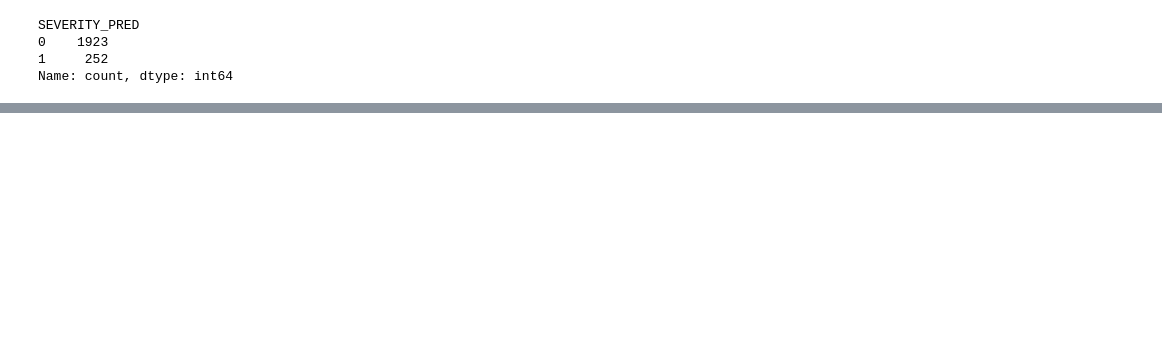
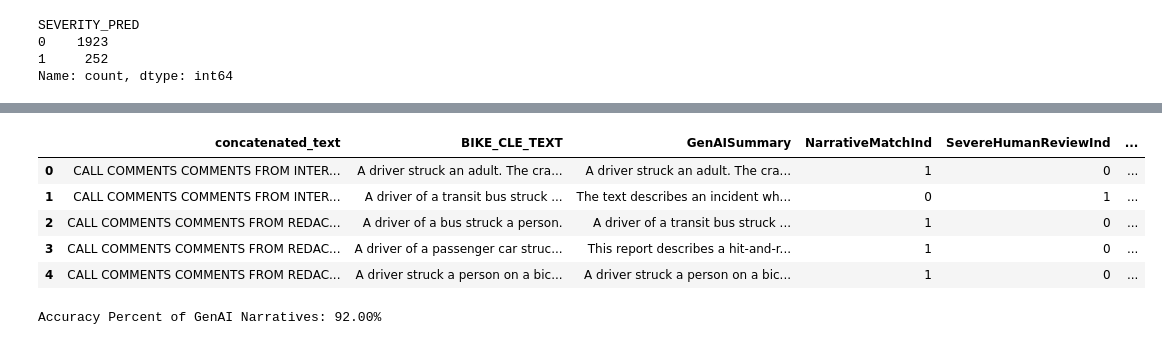
Before and after one commit to beardedDan/complete_collision_recorder, a Jupyter notebook: notebooks/score_GCAT.ipynb, the cells around one changed output, grey strips where cells are left out. Saved outputs shown, nothing was run; the diff lists cells and outputs as text; code cells hidden in the pictures; blank space fills up the shorter version.

```diff
--- a/notebooks/score_GCAT.ipynb
+++ b/notebooks/score_GCAT.ipynb
@@ -51,0 +113,19 @@ GCAT_pred_df[['concatenated_text','BIKE_CLE_TEXT']].to_csv(os.path.join(data_dir
+# %%
+# Import and show the reviewed data
+narrative_testing_reviewed_df = pd.read_csv(os.path.join(data_dir, "processed", "narrative_testing_output_reviewed.csv"))
+narrative_testing_reviewed_df.head()
+# %% [output]
+|  | concatenated_text | BIKE_CLE_TEXT | GenAISummary | NarrativeMatchInd | SevereHumanReviewInd | ... |
+| 0 | CALL COMMENTS COMMENTS FROM INTER... | A driver struck an adult. The cra... | A driver struck an adult. The cra... | 1 | 0 | ... |
+| 1 | CALL COMMENTS COMMENTS FROM INTER... | A driver of a transit bus struck ... | The text describes an incident wh... | 0 | 1 | ... |
+| 2 | CALL COMMENTS COMMENTS FROM REDAC... | A driver of a bus struck a person. | A driver of a transit bus struck ... | 1 | 0 | ... |
+| 3 | CALL COMMENTS COMMENTS FROM REDAC... | A driver of a passenger car struc... | This report describes a hit-and-r... | 1 | 0 | ... |
+| 4 | CALL COMMENTS COMMENTS FROM REDAC... | A driver struck a person on a bic... | A driver struck a person on a bic... | 1 | 0 | ... |
+# %%
+# Calculate the accuracy percentage of the GenAI narratives
+total_narratives = len(narrative_testing_reviewed_df)
+total_narrative_match = narrative_testing_reviewed_df['NarrativeMatchInd'].sum()
+accuracy_percent = (total_narrative_match / total_narratives) * 100
+print(f"Accuracy Percent of GenAI Narratives: {accuracy_percent:.2f}%")
+# %% [output]
+Accuracy Percent of GenAI Narratives: 92.00%
```
Also changed, not shown: parts of 13 cells of this notebook, 7 other files.
